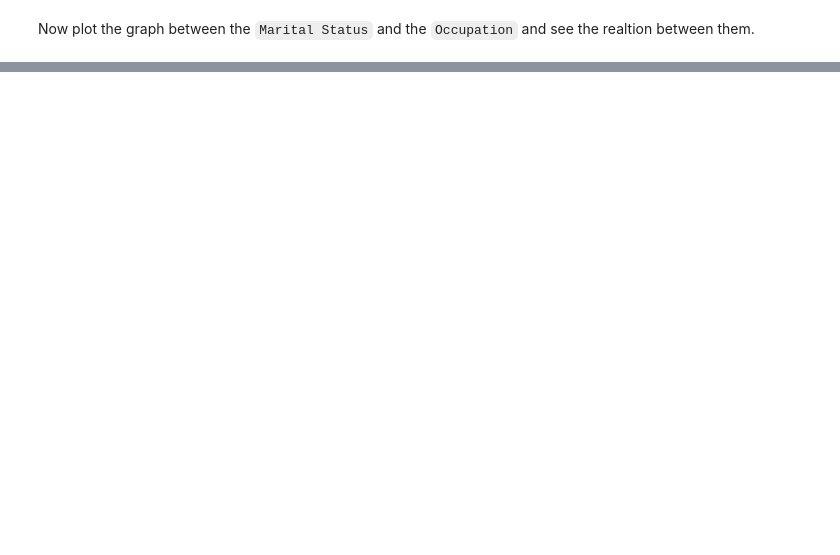
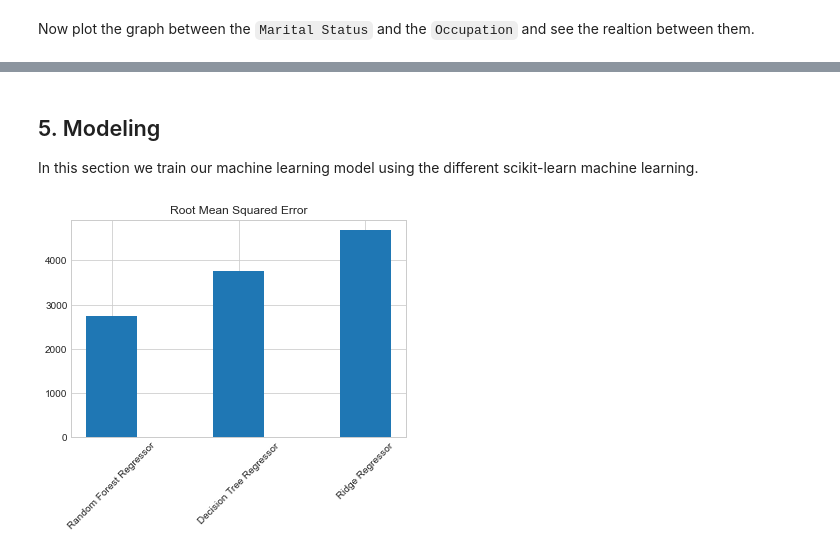
Before and after one commit to abhishek-vaish/black_friday_sale, a Jupyter notebook: Black-Friday-Sale.ipynb, the cells around one changed output, grey strips where cells are left out. Cells and saved outputs as stored; diff of their text form; code cells hidden in the pictures; blank space fills up the shorter version.

```diff
--- a/Black-Friday-Sale.ipynb
+++ b/Black-Friday-Sale.ipynb
@@ -254,0 +357,3 @@ len(train_df['User_ID'].unique())
+# %% [markdown]
+## 5. Modeling
+In this section we train our machine learning model using the different scikit-learn machine learning.
@@ -254,0 +370,41 @@ len(train_df['User_ID'].unique())
+# %%
+def train_model(model, X_train=X_train, y_train=y_train, X_val=X_val, y_val=y_val):
+    """
+    This function is used to train the machine learning model
+    and score the accuracy on the basis of Root Mean Square Error.
+    model: Regression model
+    X_train: training dataset
+    y_train: training target
+    X_val: validation dataset
+    y_val: validation target
+    """
+
+    model.fit(X_train, y_train)
+    y_preds = model.predict(X_val)
+    score = np.sqrt(mean_squared_error(y_val, y_preds))
+    return score
+# %%
+# declaring the regressor model
+rf_model = RandomForestRegressor()
+dt_model = DecisionTreeRegressor()
+rr_model = Ridge()
+sgd_model = SGDRegressor()
+# %%
+# train and score the model
+rf_score = train_model(rf_model)
+dt_score = train_model(dt_model)
+rr_score = train_model(rr_model)
+sgd_score = train_model(sgd_model)
+# %%
+# create a dictonary of scores
+score = {
+    "Random Forest Regressor": rf_score,
+    "Decision Tree Regressor": dt_score,
+    "Ridge Regressor": rr_score,
+}
+# %%
+plt.bar(score.keys(), score.values(), width=0.4)
+plt.xticks(rotation=45)
+plt.title('Root Mean Squared Error');
+# %% [output]
+[figure, added]
```
Also changed, not shown: parts of 31 cells of this notebook, 14 other files.
